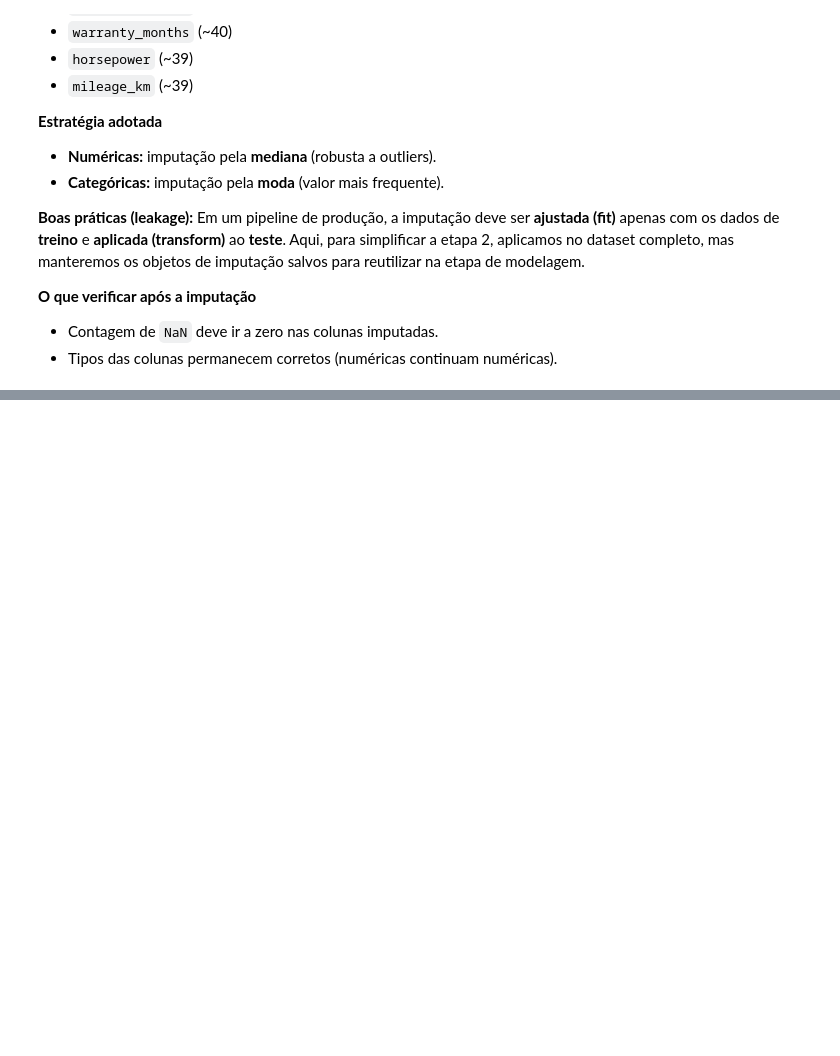
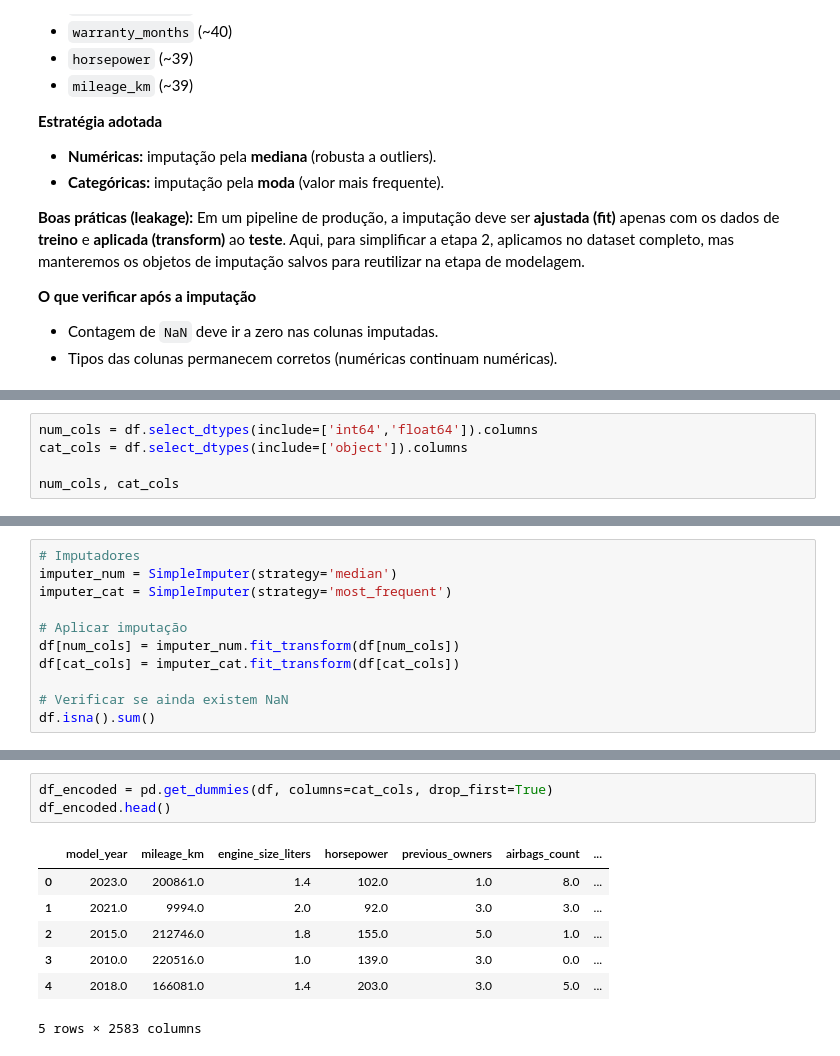
Before and after one commit to LuizGuilherme07/TrabalhoDurvalML, a Jupyter notebook: Machine_Learn.ipynb, the cells around one changed output, grey strips where cells are left out. Cells and saved outputs as stored; diff of their text form; blank space fills up the shorter version.

```diff
--- a/Machine_Learn.ipynb
+++ b/Machine_Learn.ipynb
@@ -1660,0 +1276,5 @@ ValueError: could not convert string to float: 'Hyundai'
+# %%
+num_cols = df.select_dtypes(include=['int64','float64']).columns
+cat_cols = df.select_dtypes(include=['object']).columns
+
+num_cols, cat_cols
@@ -1660,0 +1299,11 @@ ValueError: could not convert string to float: 'Hyundai'
+# %%
+# Imputadores
+imputer_num = SimpleImputer(strategy='median')
+imputer_cat = SimpleImputer(strategy='most_frequent')
+
+# Aplicar imputação
+df[num_cols] = imputer_num.fit_transform(df[num_cols])
+df[cat_cols] = imputer_cat.fit_transform(df[cat_cols])
+
+# Verificar se ainda existem NaN
+df.isna().sum()
@@ -1660,0 +1371,11 @@ ValueError: could not convert string to float: 'Hyundai'
+# %%
+df_encoded = pd.get_dummies(df, columns=cat_cols, drop_first=True)
+df_encoded.head()
+# %% [output]
+|  | model_year | mileage_km | engine_size_liters | horsepower | previous_owners | airbags_count | ... |
+| 0 | 2023.0 | 200861.0 | 1.4 | 102.0 | 1.0 | 8.0 | ... |
+| 1 | 2021.0 | 9994.0 | 2.0 | 92.0 | 3.0 | 3.0 | ... |
+| 2 | 2015.0 | 212746.0 | 1.8 | 155.0 | 5.0 | 1.0 | ... |
+| 3 | 2010.0 | 220516.0 | 1.0 | 139.0 | 3.0 | 0.0 | ... |
+| 4 | 2018.0 | 166081.0 | 1.4 | 203.0 | 3.0 | 5.0 | ... |
+5 rows × 2583 columns
```
Also changed, not shown: parts of 53 cells of this notebook.
